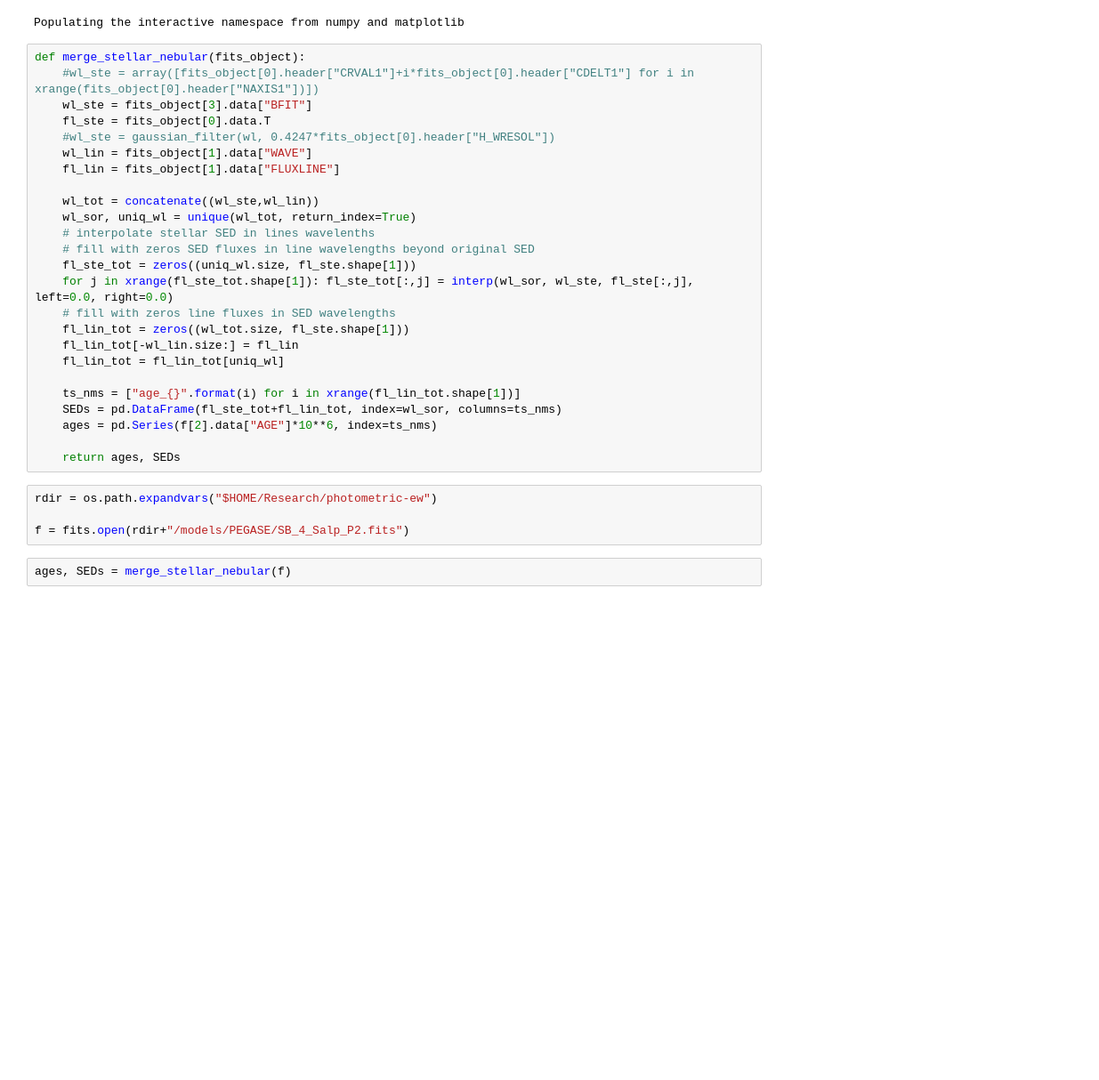
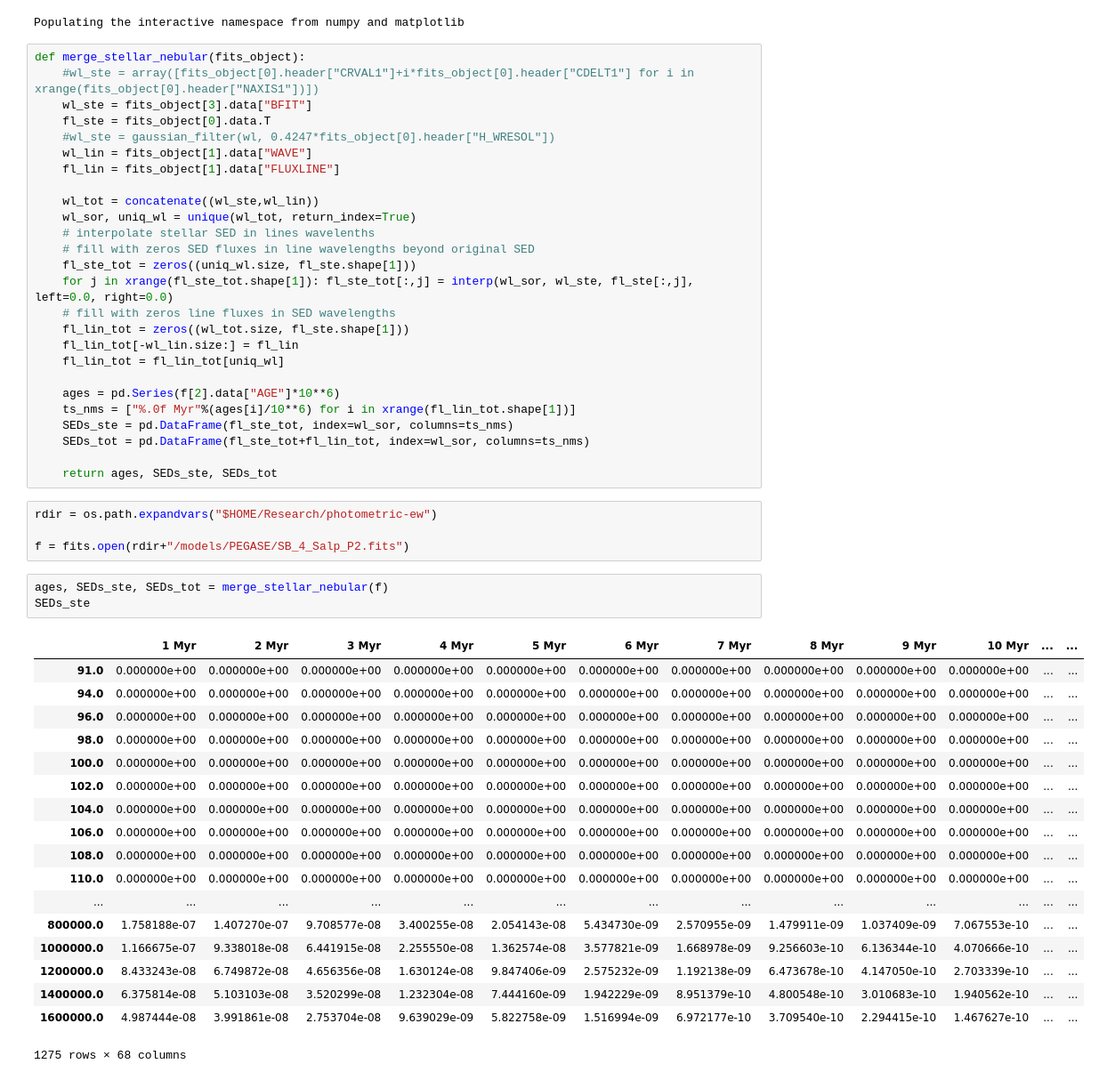
Before and after one commit to ajmejia/photo-ew, a Jupyter notebook: notebooks/proof-of-concept.ipynb, the cells around one changed output. Shown: that part at 89% size. Drawn from its saved outputs; the diff is of its cells as text; blank space fills up the shorter version.

```diff
--- a/notebooks/proof-of-concept.ipynb
+++ b/notebooks/proof-of-concept.ipynb
@@ -29,14 +29,35 @@ def merge_stellar_nebular(fits_object):
     fl_lin_tot[-wl_lin.size:] = fl_lin
     fl_lin_tot = fl_lin_tot[uniq_wl]
 
-    ts_nms = ["age_{}".format(i) for i in xrange(fl_lin_tot.shape[1])]
-    SEDs = pd.DataFrame(fl_ste_tot+fl_lin_tot, index=wl_sor, columns=ts_nms)
-    ages = pd.Series(f[2].data["AGE"]*10**6, index=ts_nms)
+    ages = pd.Series(f[2].data["AGE"]*10**6)
+    ts_nms = ["%.0f Myr"%(ages[i]/10**6) for i in xrange(fl_lin_tot.shape[1])]
+    SEDs_ste = pd.DataFrame(fl_ste_tot, index=wl_sor, columns=ts_nms)
+    SEDs_tot = pd.DataFrame(fl_ste_tot+fl_lin_tot, index=wl_sor, columns=ts_nms)
 
-    return ages, SEDs
+    return ages, SEDs_ste, SEDs_tot
 # %%
 rdir = os.path.expandvars("$HOME/Research/photometric-ew")
 
 f = fits.open(rdir+"/models/PEGASE/SB_4_Salp_P2.fits")
 # %%
-ages, SEDs = merge_stellar_nebular(f)
+ages, SEDs_ste, SEDs_tot = merge_stellar_nebular(f)
+SEDs_ste
+# %% [output]
+|  | 1 Myr | 2 Myr | 3 Myr | 4 Myr | 5 Myr | 6 Myr | 7 Myr | 8 Myr | 9 Myr | 10 Myr | ... | ... |
+| 91.0 | 0.000000e+00 | 0.000000e+00 | 0.000000e+00 | 0.000000e+00 | 0.000000e+00 | 0.000000e+00 | 0.000000e+00 | 0.000000e+00 | 0.000000e+00 | 0.000000e+00 | ... | ... |
+| 94.0 | 0.000000e+00 | 0.000000e+00 | 0.000000e+00 | 0.000000e+00 | 0.000000e+00 | 0.000000e+00 | 0.000000e+00 | 0.000000e+00 | 0.000000e+00 | 0.000000e+00 | ... | ... |
+| 96.0 | 0.000000e+00 | 0.000000e+00 | 0.000000e+00 | 0.000000e+00 | 0.000000e+00 | 0.000000e+00 | 0.000000e+00 | 0.000000e+00 | 0.000000e+00 | 0.000000e+00 | ... | ... |
+| 98.0 | 0.000000e+00 | 0.000000e+00 | 0.000000e+00 | 0.000000e+00 | 0.000000e+00 | 0.000000e+00 | 0.000000e+00 | 0.000000e+00 | 0.000000e+00 | 0.000000e+00 | ... | ... |
+| 100.0 | 0.000000e+00 | 0.000000e+00 | 0.000000e+00 | 0.000000e+00 | 0.000000e+00 | 0.000000e+00 | 0.000000e+00 | 0.000000e+00 | 0.000000e+00 | 0.000000e+00 | ... | ... |
+| 102.0 | 0.000000e+00 | 0.000000e+00 | 0.000000e+00 | 0.000000e+00 | 0.000000e+00 | 0.000000e+00 | 0.000000e+00 | 0.000000e+00 | 0.000000e+00 | 0.000000e+00 | ... | ... |
+| 104.0 | 0.000000e+00 | 0.000000e+00 | 0.000000e+00 | 0.000000e+00 | 0.000000e+00 | 0.000000e+00 | 0.000000e+00 | 0.000000e+00 | 0.000000e+00 | 0.000000e+00 | ... | ... |
+| 106.0 | 0.000000e+00 | 0.000000e+00 | 0.000000e+00 | 0.000000e+00 | 0.000000e+00 | 0.000000e+00 | 0.000000e+00 | 0.000000e+00 | 0.000000e+00 | 0.000000e+00 | ... | ... |
+| 108.0 | 0.000000e+00 | 0.000000e+00 | 0.000000e+00 | 0.000000e+00 | 0.000000e+00 | 0.000000e+00 | 0.000000e+00 | 0.000000e+00 | 0.000000e+00 | 0.000000e+00 | ... | ... |
+| 110.0 | 0.000000e+00 | 0.000000e+00 | 0.000000e+00 | 0.000000e+00 | 0.000000e+00 | 0.000000e+00 | 0.000000e+00 | 0.000000e+00 | 0.000000e+00 | 0.000000e+00 | ... | ... |
+| ... | ... | ... | ... | ... | ... | ... | ... | ... | ... | ... | ... | ... |
+| 800000.0 | 1.758188e-07 | 1.407270e-07 | 9.708577e-08 | 3.400255e-08 | 2.054143e-08 | 5.434730e-09 | 2.570955e-09 | 1.479911e-09 | 1.037409e-09 | 7.067553e-10 | ... | ... |
+| 1000000.0 | 1.166675e-07 | 9.338018e-08 | 6.441915e-08 | 2.255550e-08 | 1.362574e-08 | 3.577821e-09 | 1.668978e-09 | 9.256603e-10 | 6.136344e-10 | 4.070666e-10 | ... | ... |
+| 1200000.0 | 8.433243e-08 | 6.749872e-08 | 4.656356e-08 | 1.630124e-08 | 9.847406e-09 | 2.575232e-09 | 1.192138e-09 | 6.473678e-10 | 4.147050e-10 | 2.703339e-10 | ... | ... |
+| 1400000.0 | 6.375814e-08 | 5.103103e-08 | 3.520299e-08 | 1.232304e-08 | 7.444160e-09 | 1.942229e-09 | 8.951379e-10 | 4.800548e-10 | 3.010683e-10 | 1.940562e-10 | ... | ... |
+| 1600000.0 | 4.987444e-08 | 3.991861e-08 | 2.753704e-08 | 9.639029e-09 | 5.822758e-09 | 1.516994e-09 | 6.972177e-10 | 3.709540e-10 | 2.294415e-10 | 1.467627e-10 | ... | ... |
+1275 rows × 68 columns
```
Also changed, not shown: parts of 2 cells of this notebook, 1 other file.
